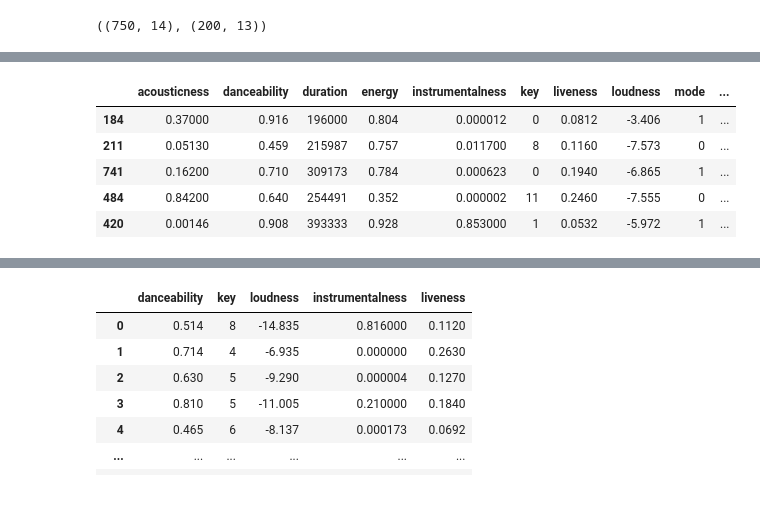
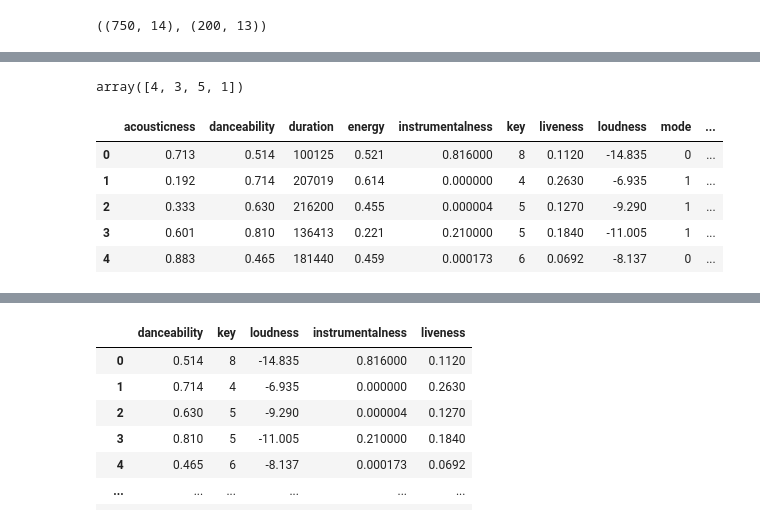
Before and after one commit to srkatsaras/FRTN65---Code-and-Notebooks, a Jupyter notebook: lab_song_classification.ipynb, the cells around one changed output, grey strips where cells are left out. Saved outputs shown, nothing was run; the diff lists cells and outputs as text; code cells hidden in the pictures.

```diff
--- a/lab_song_classification.ipynb
+++ b/lab_song_classification.ipynb
@@ -40,10 +95,14 @@ train.shape, test.shape
+# %%
+train['time_signature'].unique()
+# %% [output]
+array([4, 3, 5, 1])
 # %%
 # Inspect data
-train.sample(5)
+train.head()
 # %% [output]
 |  | acousticness | danceability | duration | energy | instrumentalness | key | liveness | loudness | mode | ... |
-| 184 | 0.37000 | 0.916 | 196000 | 0.804 | 0.000012 | 0 | 0.0812 | -3.406 | 1 | ... |
-| 211 | 0.05130 | 0.459 | 215987 | 0.757 | 0.011700 | 8 | 0.1160 | -7.573 | 0 | ... |
-| 741 | 0.16200 | 0.710 | 309173 | 0.784 | 0.000623 | 0 | 0.1940 | -6.865 | 1 | ... |
-| 484 | 0.84200 | 0.640 | 254491 | 0.352 | 0.000002 | 11 | 0.2460 | -7.555 | 0 | ... |
-| 420 | 0.00146 | 0.908 | 393333 | 0.928 | 0.853000 | 1 | 0.0532 | -5.972 | 1 | ... |
+| 0 | 0.713 | 0.514 | 100125 | 0.521 | 0.816000 | 8 | 0.1120 | -14.835 | 0 | ... |
+| 1 | 0.192 | 0.714 | 207019 | 0.614 | 0.000000 | 4 | 0.2630 | -6.935 | 1 | ... |
+| 2 | 0.333 | 0.630 | 216200 | 0.455 | 0.000004 | 5 | 0.1270 | -9.290 | 1 | ... |
+| 3 | 0.601 | 0.810 | 136413 | 0.221 | 0.210000 | 5 | 0.1840 | -11.005 | 1 | ... |
+| 4 | 0.883 | 0.465 | 181440 | 0.459 | 0.000173 | 6 | 0.0692 | -8.137 | 0 | ... |
```
Also changed, not shown: parts of 9 cells of this notebook.
